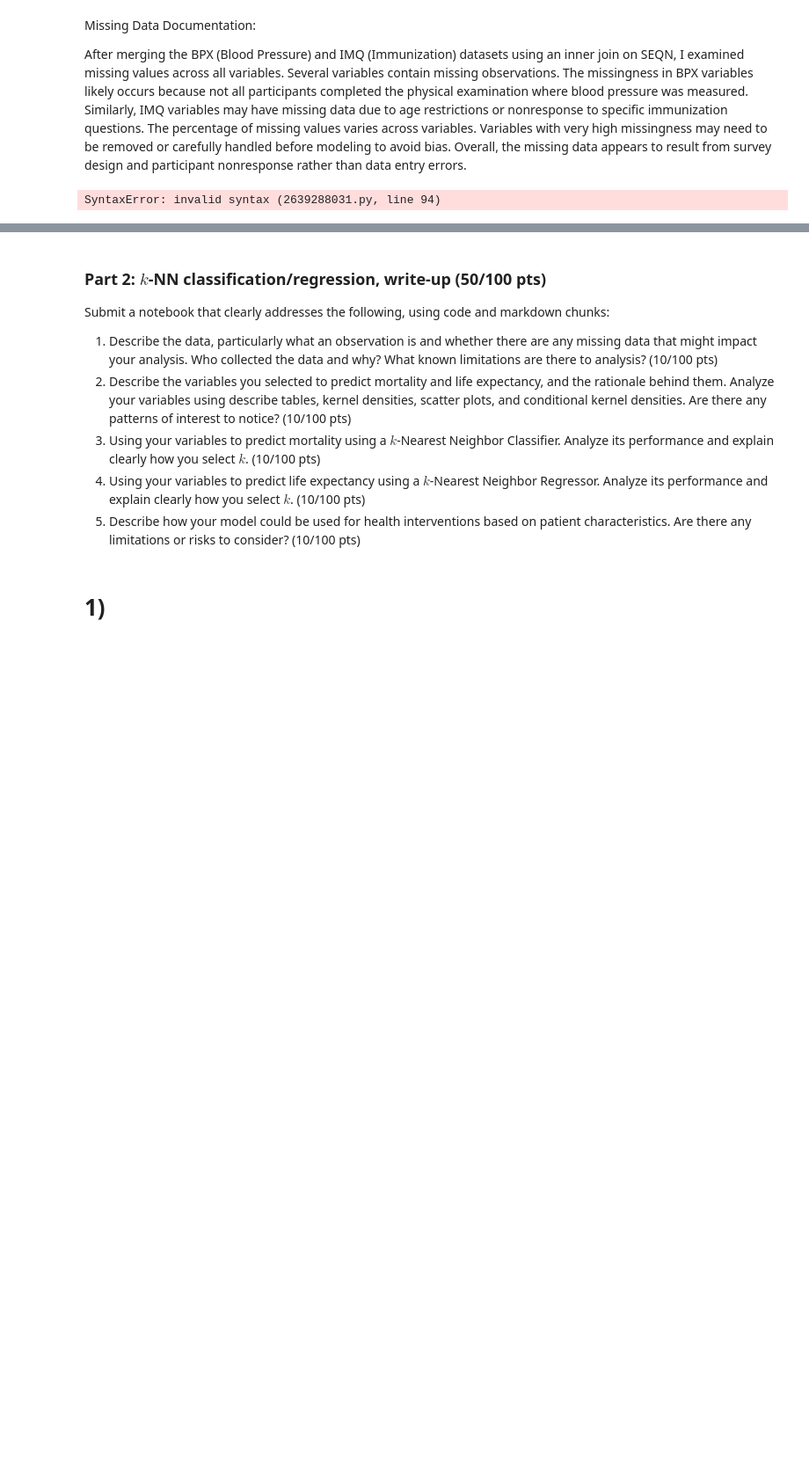
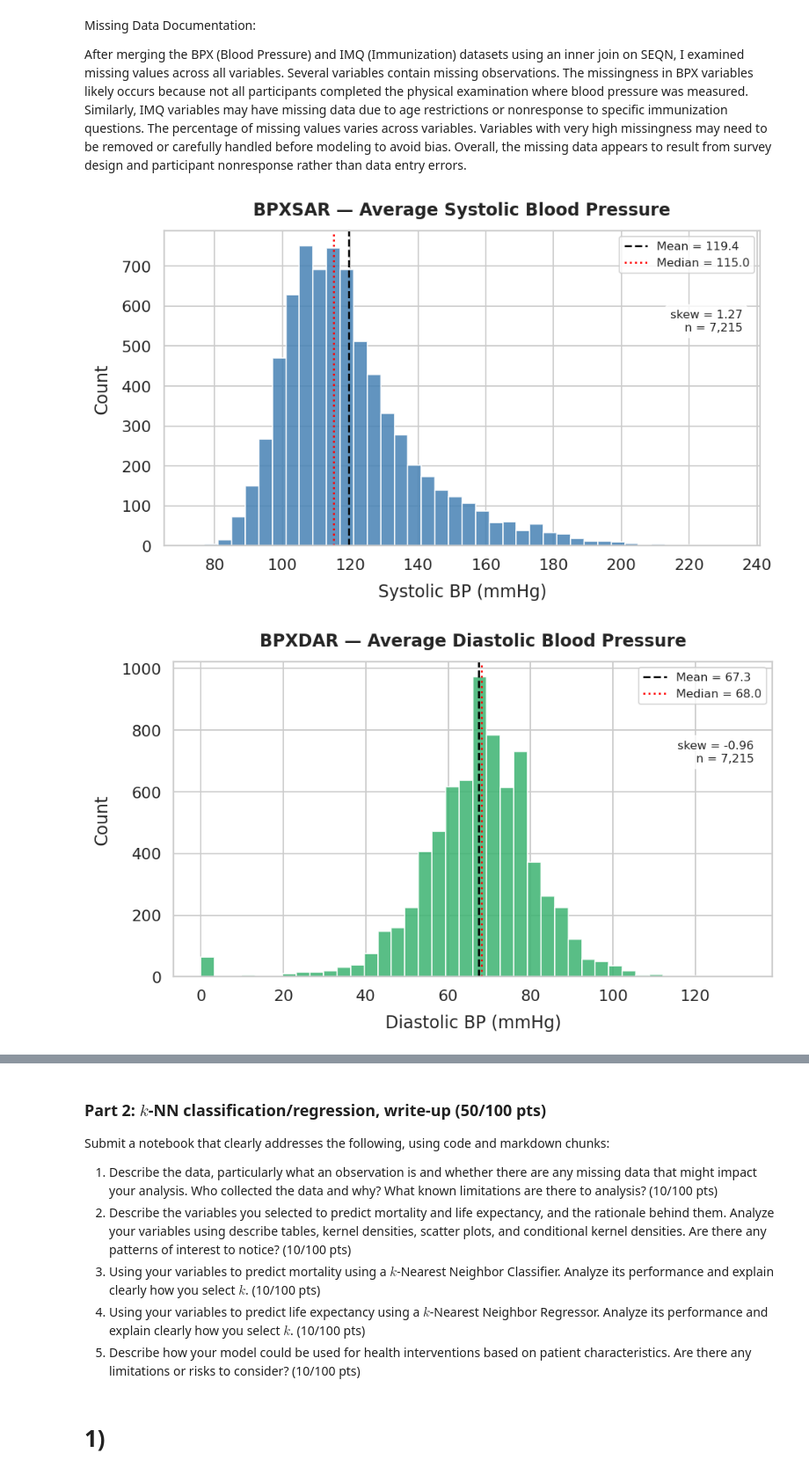
Before and after one commit to hudamohmand/project-1-mortality, a Jupyter notebook: project_1_bsds.ipynb, the cells around one changed output, grey strips where cells are left out. Shown at 88% size. Cells and saved outputs as stored; diff of their text form; code cells hidden in the pictures; blank space fills up the shorter version.

```diff
--- a/project_1_bsds.ipynb
+++ b/project_1_bsds.ipynb
@@ -229,32 +245,32 @@ ax.text(0.97, 0.75, f'skew = {data.skew():.2f}\nn = {len(data):,}',
         transform=ax.transAxes, ha='right', va='top', fontsize=9,
         bbox=dict(boxstyle='round,pad=0.4', facecolor='white', alpha=0.8))
 plt.tight_layout(pad=2.0)
 plt.savefig('fig3_BPXPLS.png', bbox_inches='tight')
 plt.show()
 
 # FIGURE 4: IMQ010
 fig, ax = plt.subplots(figsize=(7, 5))
 vc = imq['IMQ010'].value_counts(dropna=False).sort_index()
 lmap = {1.0:'Yes', 2.0:'No', 3.0:'Unsure'}
 tick_labels = [lmap.get(k, 'Missing') if not pd.isna(k) else 'Missing' for k in vc.index]
 bars = ax.bar(tick_labels, vc.values, color='steelblue', edgecolor='white',
               alpha=0.85, width=0.5)
 for bar, val in zip(bars, vc.values):
     ax.text(bar.get_x()+bar.get_width()/2, bar.get_height()+40,
             f'{val:,}  ({val/len(imq):.1%})', ha='center', va='bottom', fontsize=9)
 ax.set_title('IMQ010 — Ever Received Hepatitis B Vaccine', fontweight='bold', pad=12)
 ax.set_ylabel('Count', labelpad=8)
 ax.set_ylim(0, vc.max() * 1.15)
 plt.tight_layout(pad=2.0)
 plt.savefig('fig4_IMQ010.png', bbox_inches='tight')
 plt.show()
 
 # FIGURE 5: IMQ020
 fig, ax = plt.subplots(figsize=(7, 5))
 vc = imq['IMQ020'].value_counts(dropna=False).sort_index()
 tick_labels = [lmap.get(k, 'Missing') if not pd.isna(k) else 'Missing' for k in vc.index]
 bars = ax.bar(tick_labels, vc.values, color='mediumseagreen', edgecolor='white',
               alpha=0.85, width=0.5)
-for bar, val i
 # %% [output]
-SyntaxError: invalid syntax (2639288031.py, line 94)
+[figure, added]
+[figure, added]
```
Also changed, not shown: parts of 6 cells of this notebook.
